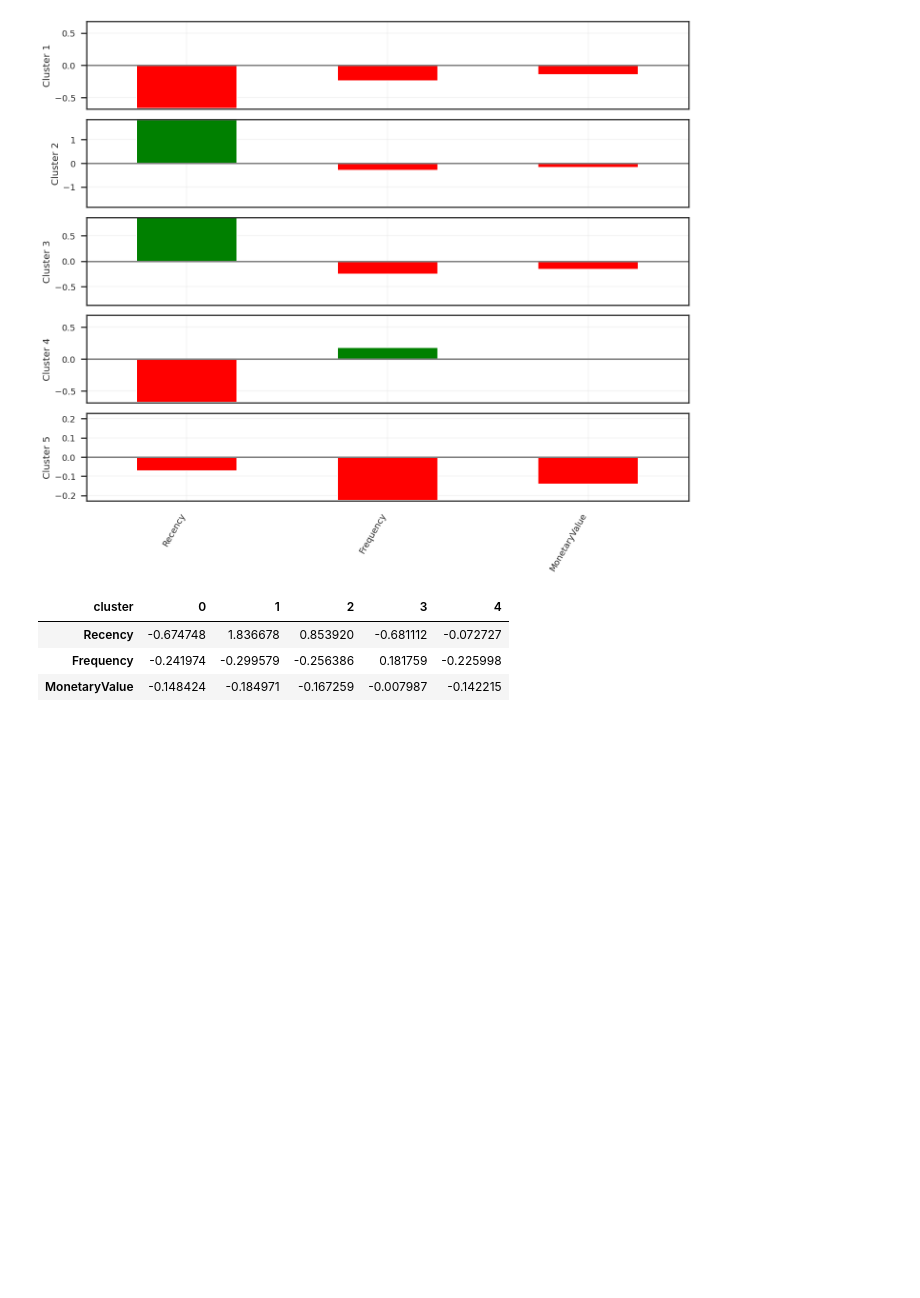
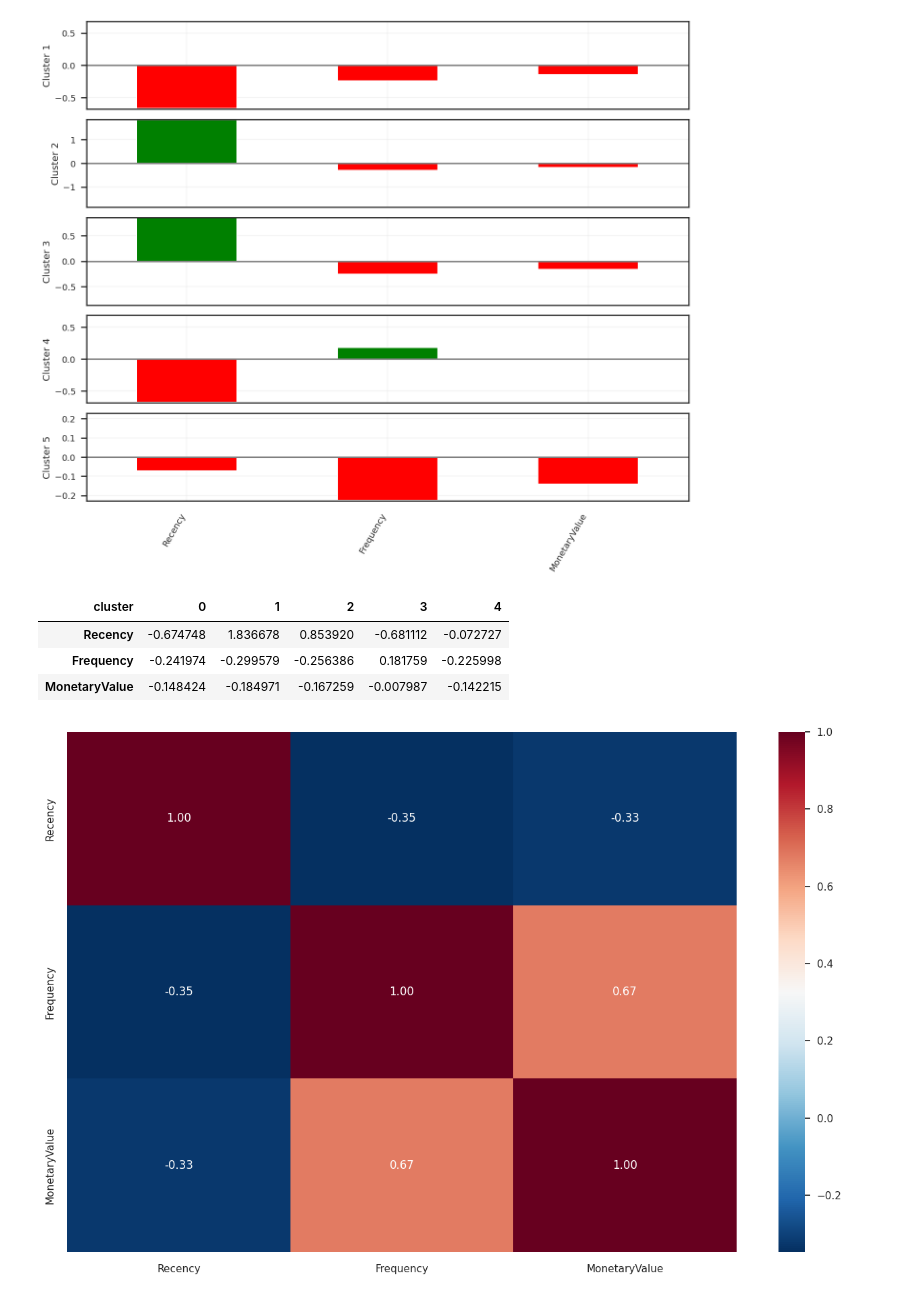
Before and after one commit to SamuelBarbosaDev/Customer_Segmentation_For_Marketing, a Jupyter notebook: core/core/main.ipynb, the cells around one changed output. Saved outputs shown, nothing was run; the diff lists cells and outputs as text; code cells hidden in the pictures; blank space fills up the shorter version.

```diff
--- a/core/core/main.ipynb
+++ b/core/core/main.ipynb
@@ -467,3 +467,9 @@ plt.show()
 | Recency | -0.674748 | 1.836678 | 0.853920 | -0.681112 | -0.072727 |
 | Frequency | -0.241974 | -0.299579 | -0.256386 | 0.181759 | -0.225998 |
 | MonetaryValue | -0.148424 | -0.184971 | -0.167259 | -0.007987 | -0.142215 |
+# %%
+customer_profiles.gráfico_heatmap(
+    dataframe=df_rfv[colunas]
+)
+# %% [output]
+[figure, added]
```
Also changed, not shown: parts of 1 cell of this notebook.
